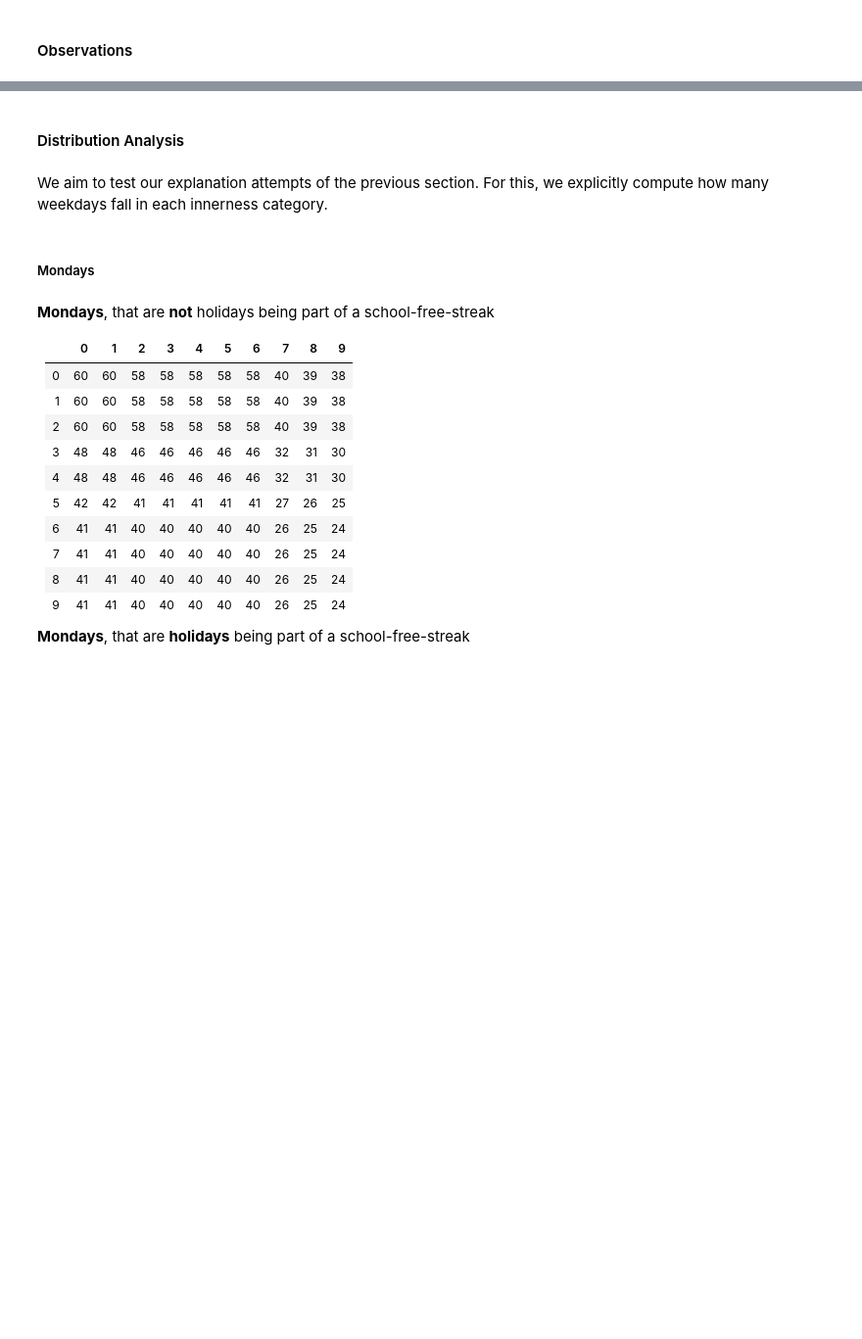
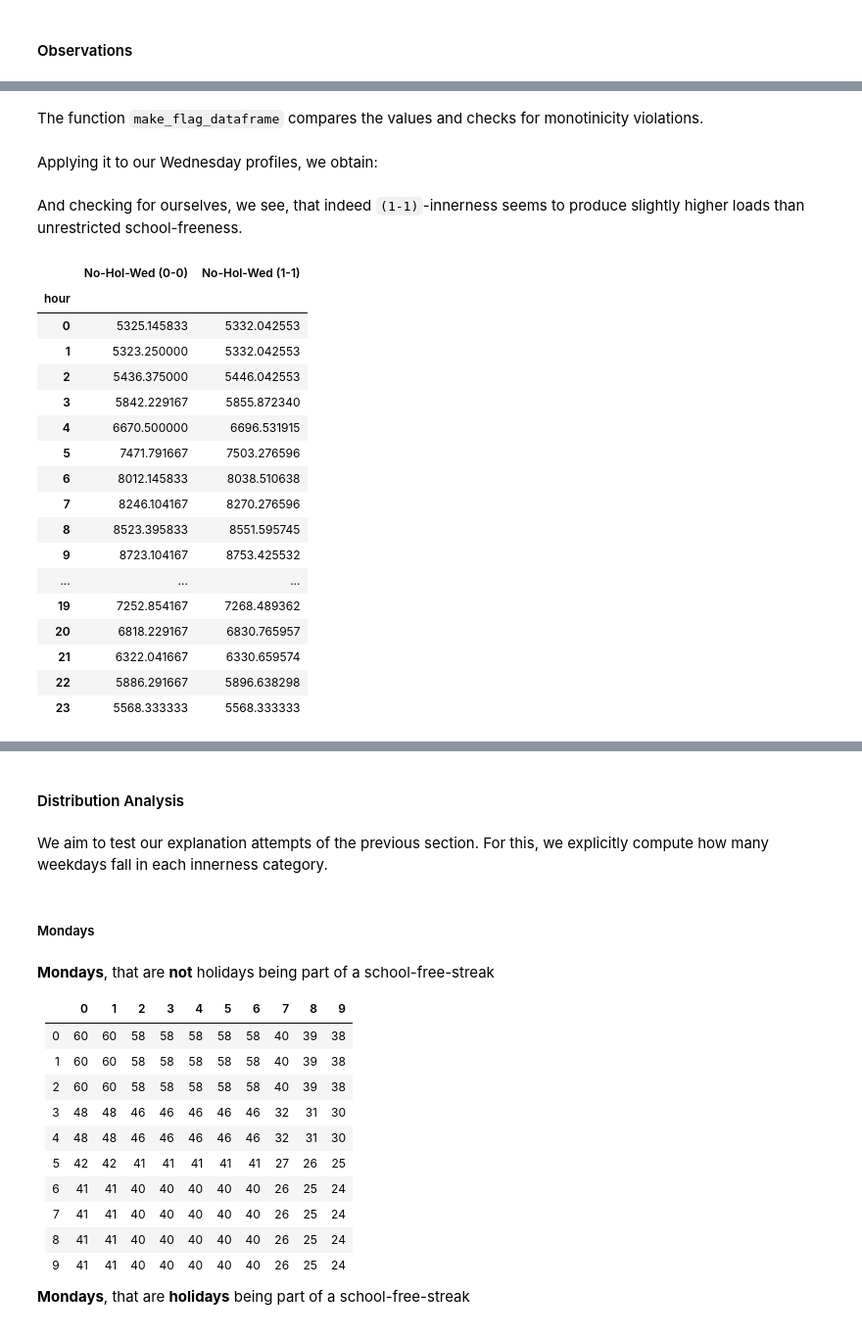
Before and after one commit to F-Skorz/electricity-demand-project, a Jupyter notebook: notebooks/04_EngineerHolidaynessFeature.ipynb, the cells around one changed output, grey strips where cells are left out. Shown at 98% size. Cells and saved outputs as stored; diff of their text form; code cells hidden in the pictures; blank space fills up the shorter version.

```diff
--- a/notebooks/04_EngineerHolidaynessFeature.ipynb
+++ b/notebooks/04_EngineerHolidaynessFeature.ipynb
@@ -876,0 +917,2 @@ Let’s look at each weekday:
+# %% [markdown]
+The function `make_flag_dataframe` compares the values and checks for monotinicity violations.
@@ -876,0 +936,2 @@ Let’s look at each weekday:
+# %% [markdown]
+Applying it to our Wednesday profiles, we obtain:
@@ -876,0 +940,23 @@ Let’s look at each weekday:
+# %% [markdown]
+And checking for ourselves, we see, that indeed `(1-1)`-innerness seems to produce slightly higher loads than unrestricted school-freeness.
+# %%
+profiles_wed_df.T[["No-Hol-Wed (0-0)",	"No-Hol-Wed (1-1)"]]
+# %% [output]
+|  | No-Hol-Wed (0-0) | No-Hol-Wed (1-1) |
+| hour |  |  |
+| 0 | 5325.145833 | 5332.042553 |
+| 1 | 5323.250000 | 5332.042553 |
+| 2 | 5436.375000 | 5446.042553 |
+| 3 | 5842.229167 | 5855.872340 |
+| 4 | 6670.500000 | 6696.531915 |
+| 5 | 7471.791667 | 7503.276596 |
+| 6 | 8012.145833 | 8038.510638 |
+| 7 | 8246.104167 | 8270.276596 |
+| 8 | 8523.395833 | 8551.595745 |
+| 9 | 8723.104167 | 8753.425532 |
+| ... | ... | ... |
+| 19 | 7252.854167 | 7268.489362 |
+| 20 | 6818.229167 | 6830.765957 |
+| 21 | 6322.041667 | 6330.659574 |
+| 22 | 5886.291667 | 5896.638298 |
+| 23 | 5568.333333 | 5568.333333 |
```
Also changed, not shown: parts of 13 cells of this notebook.
